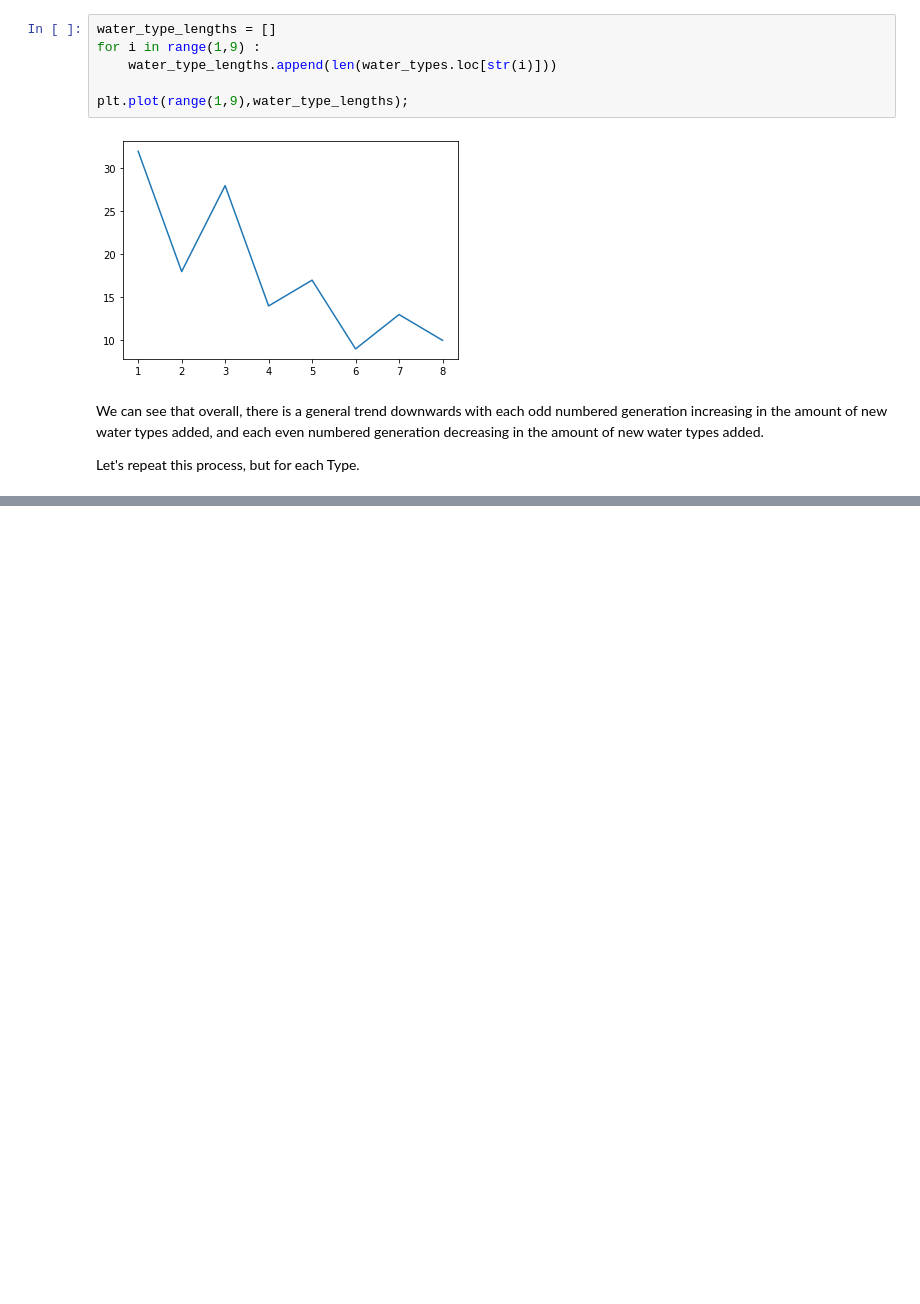
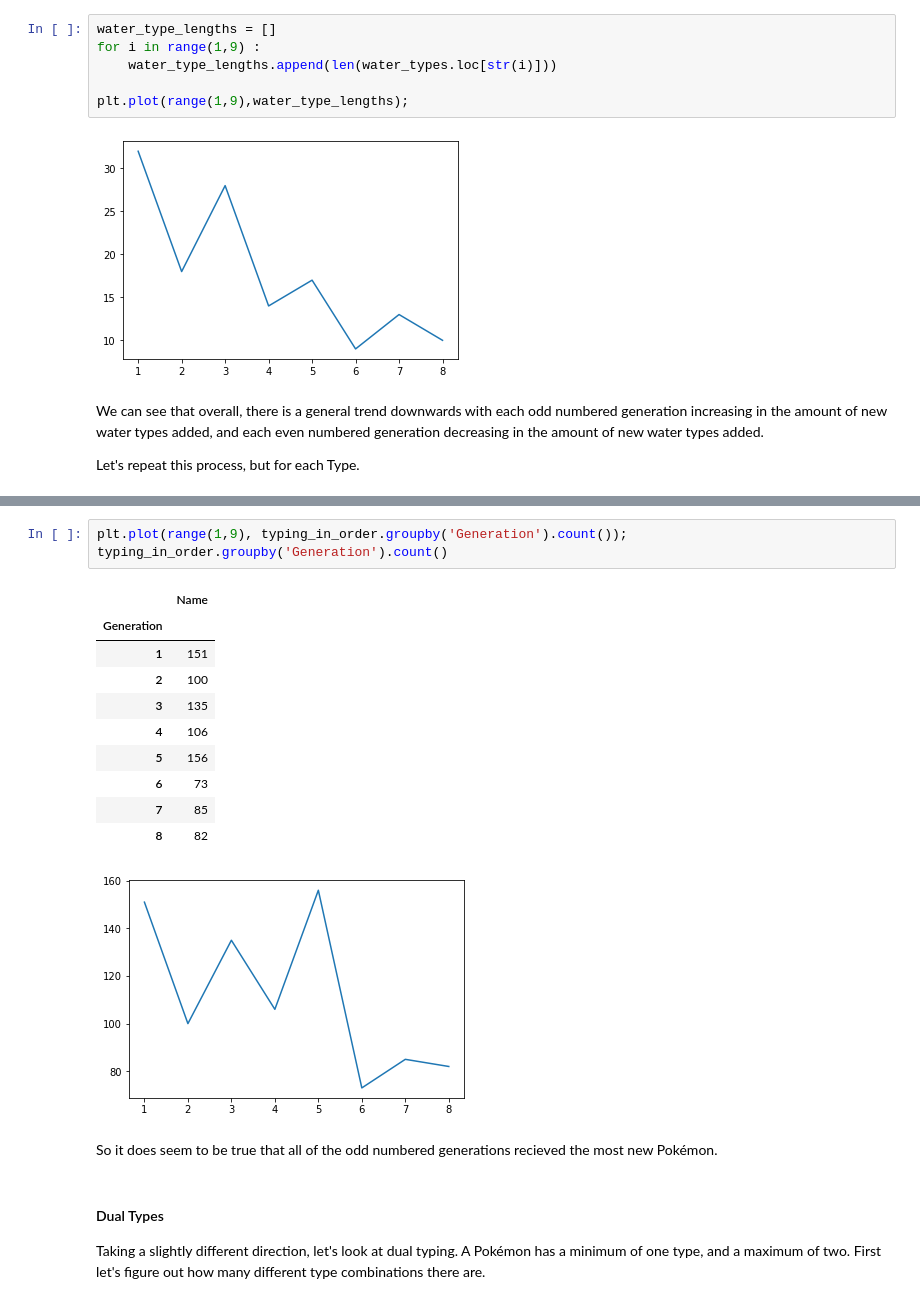
Before and after one commit to hb33green/235_Final_Pokemon, a Jupyter notebook: Baxter_Final_Project.ipynb, the cells around one changed output, grey strips where cells are left out. Drawn from its saved outputs; the diff is of its cells as text; blank space fills up the shorter version.

```diff
--- a/Baxter_Final_Project.ipynb
+++ b/Baxter_Final_Project.ipynb
@@ -237,0 +238,21 @@ The plot is a bit muddled, but it seems as if all of the typing follows the same
+# %%
+plt.plot(range(1,9), typing_in_order.groupby('Generation').count());
+typing_in_order.groupby('Generation').count()
+# %% [output]
+|  | Name |
+| Generation |  |
+| 1 | 151 |
+| 2 | 100 |
+| 3 | 135 |
+| 4 | 106 |
+| 5 | 156 |
+| 6 | 73 |
+| 7 | 85 |
+| 8 | 82 |
+[figure, added]
+# %% [markdown]
+So it does seem to be true that all of the odd numbered generations recieved the most new Pokémon.
+# %% [markdown]
+#### Dual Types
+
+Taking a slightly different direction, let's look at dual typing. A Pokémon has a minimum of one type, and a maximum of two. First let's figure out how many different type combinations there are.
```
Also changed, not shown: parts of 50 cells of this notebook.
